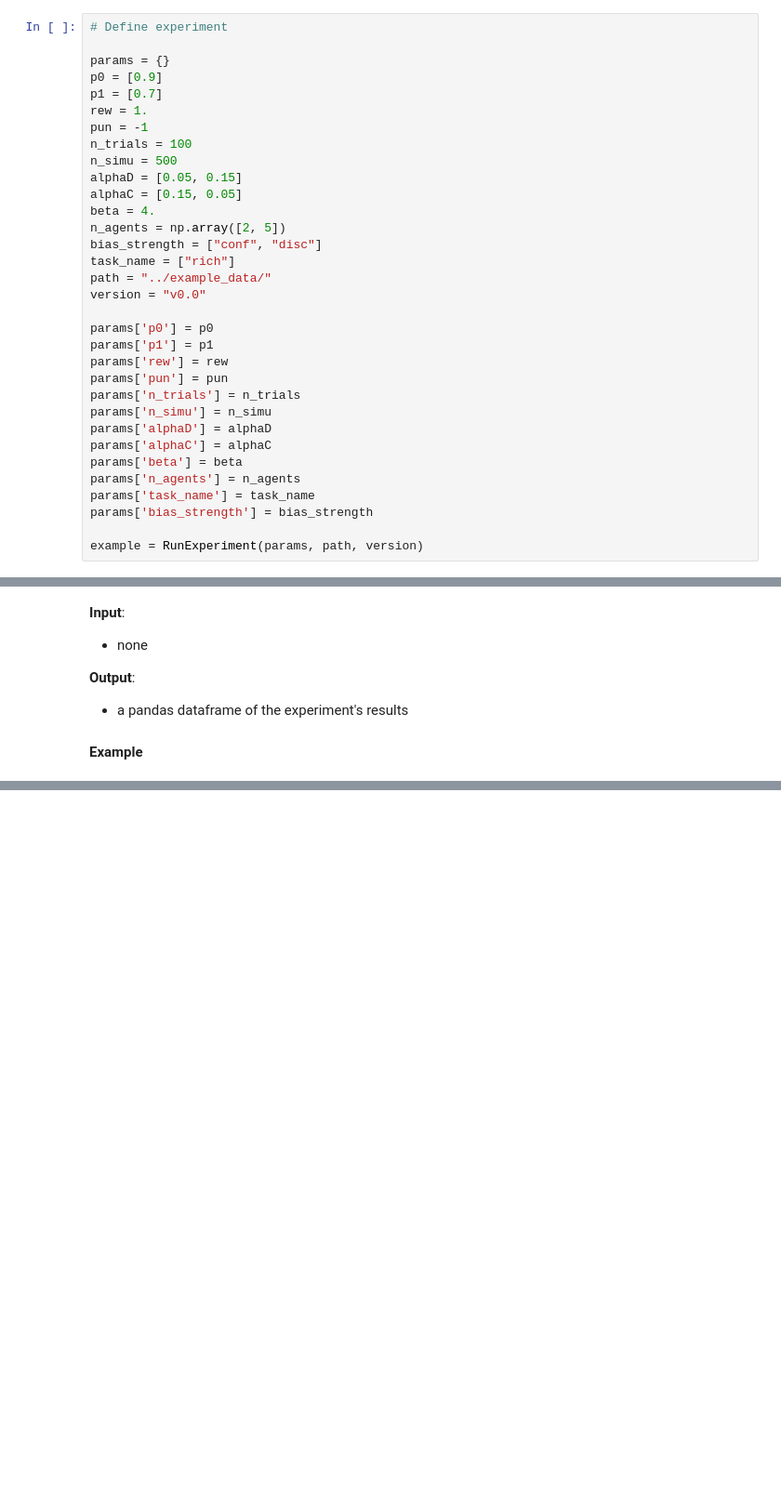
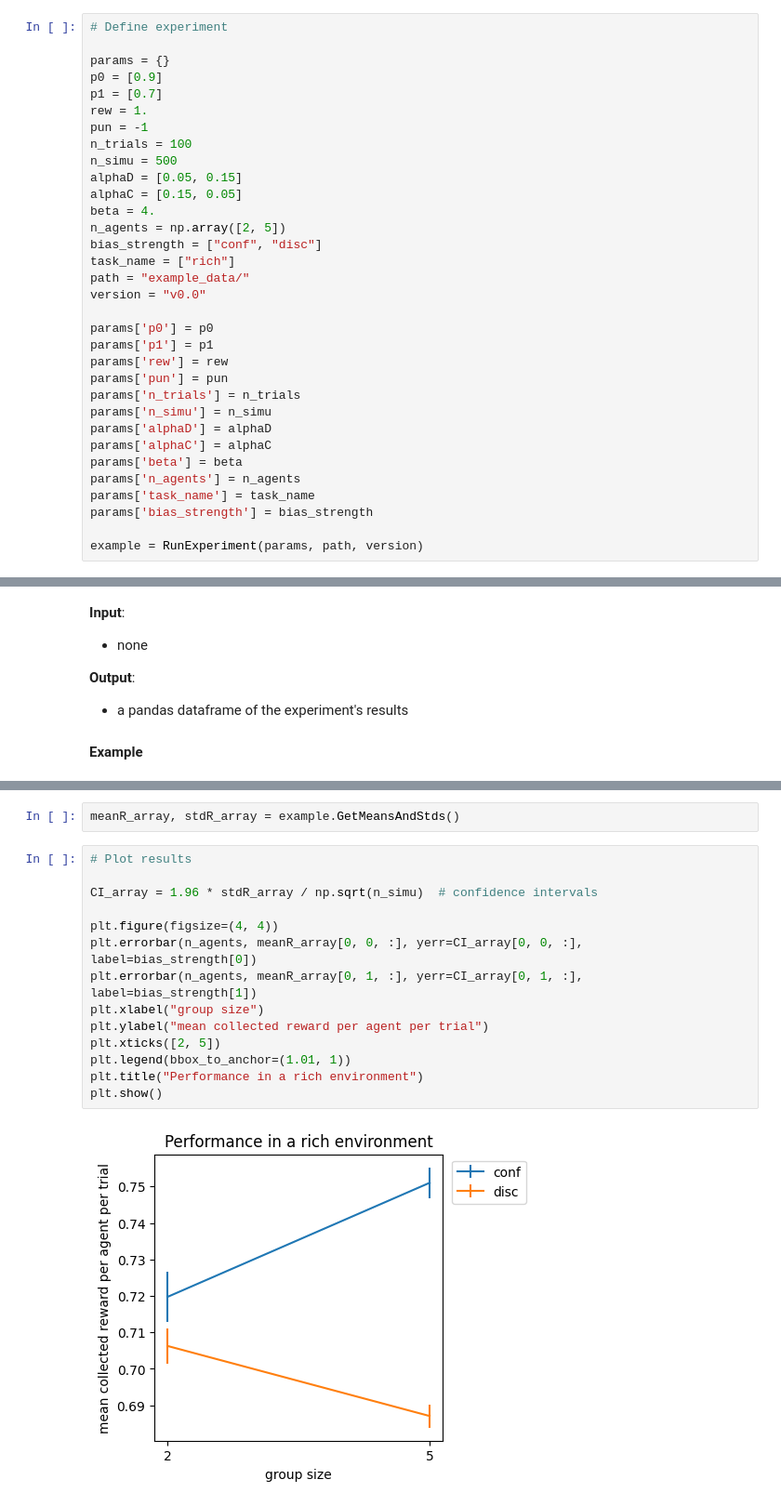
Before and after one commit to clembergerot/CARL, a Jupyter notebook: nbs/utils/20_RunExperiment.ipynb, the cells around one changed output, grey strips where cells are left out. Shown at 93% size. Cells and saved outputs as stored; diff of their text form; blank space fills up the shorter version.

```diff
--- a/nbs/utils/20_RunExperiment.ipynb
+++ b/nbs/utils/20_RunExperiment.ipynb
@@ -173,7 +210,7 @@ beta = 4.
 n_agents = np.array([2, 5])
 bias_strength = ["conf", "disc"]
 task_name = ["rich"]
-path = "../example_data/"
+path = "example_data/"
 version = "v0.0"
 
 params['p0'] = p0
@@ -247,0 +331,18 @@ Runs experiment according to params and saves results.
+# %%
+meanR_array, stdR_array = example.GetMeansAndStds()
+# %%
+# Plot results
+
+CI_array = 1.96 * stdR_array / np.sqrt(n_simu)  # confidence intervals
+
+plt.figure(figsize=(4, 4))
+plt.errorbar(n_agents, meanR_array[0, 0, :], yerr=CI_array[0, 0, :], label=bias_strength[0])
+plt.errorbar(n_agents, meanR_array[0, 1, :], yerr=CI_array[0, 1, :], label=bias_strength[1])
+plt.xlabel("group size")
+plt.ylabel("mean collected reward per agent per trial")
+plt.xticks([2, 5])
+plt.legend(bbox_to_anchor=(1.01, 1))
+plt.title("Performance in a rich environment")
+plt.show()
+# %% [output]
+[figure, added]
```
Also changed, not shown: parts of 8 cells of this notebook, 3 other files.
